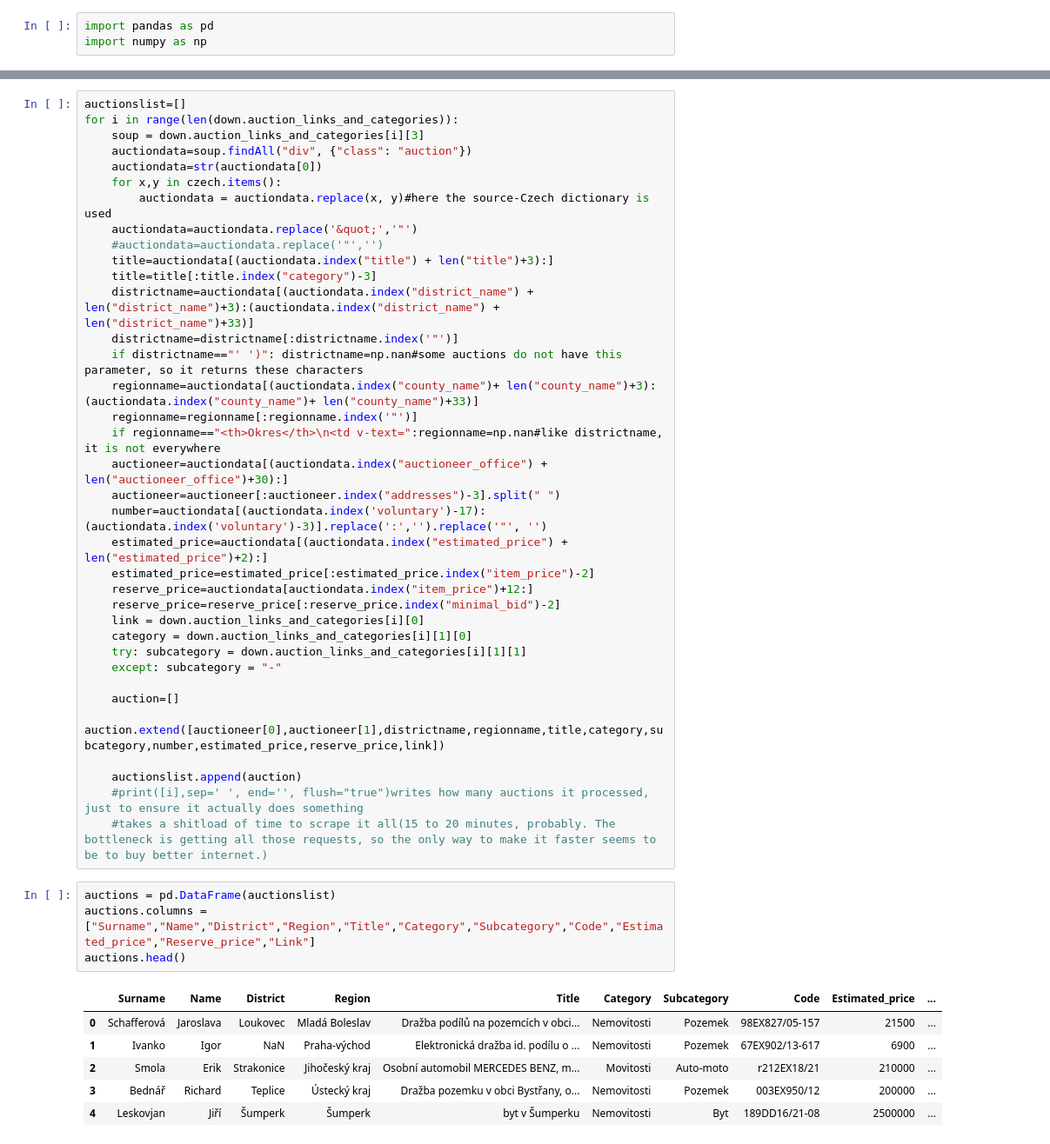
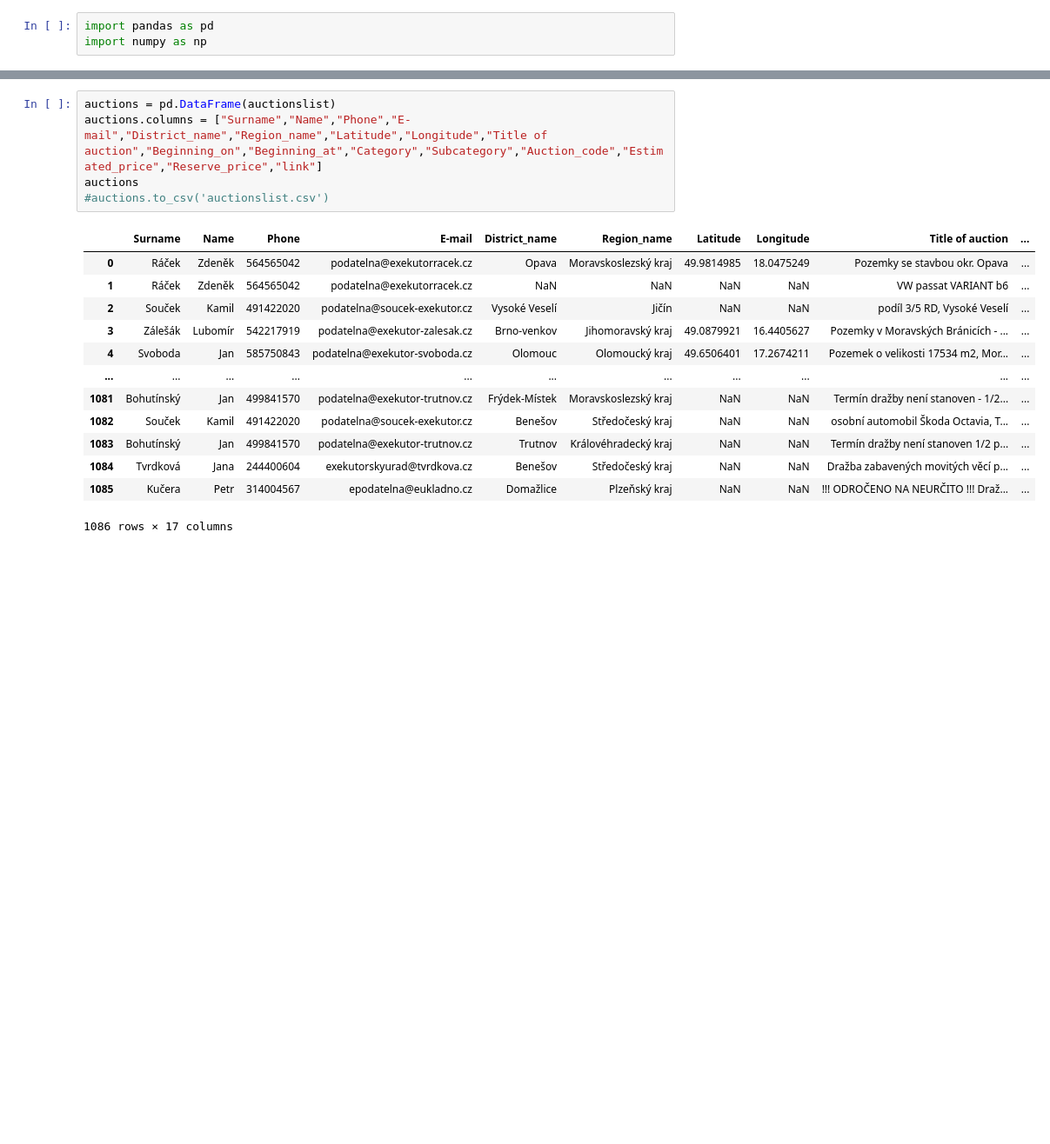
Before and after one commit to kubablack/auctions_project_Galle_Cerny, a Jupyter notebook: auctions.ipynb, the cells around one changed output, grey strips where cells are left out. Shown at 87% size. Cells and saved outputs as stored; diff of their text form; blank space fills up the shorter version.

Commit message:
Newest version of auctions
přidány souřadnice (tak třetina dražeb je neuvádí), čas, mail a telefon dražebníka.

```diff
--- a/auctions.ipynb
+++ b/auctions.ipynb
@@ -68,47 +95,19 @@ czech = {'\\u00e1': 'á',"\\u010d":"č","\\u010f":"ď","\\u00e9":"é","\\u011b":
-# %%
-auctionslist=[]
-for i in range(len(down.auction_links_and_categories)):
-    soup = down.auction_links_and_categories[i][3]
-    auctiondata=soup.findAll("div", {"class": "auction"})
-    auctiondata=str(auctiondata[0])
-    for x,y in czech.items():
-        auctiondata = auctiondata.replace(x, y)#here the source-Czech dictionary is used
-    auctiondata=auctiondata.replace('&quot;','"')
-    #auctiondata=auctiondata.replace('"','')
-    title=auctiondata[(auctiondata.index("title") + len("title")+3):]
-    title=title[:title.index("category")-3]
-    districtname=auctiondata[(auctiondata.index("district_name") + len("district_name")+3):(auctiondata.index("district_name") + len("district_name")+33)]
-    districtname=districtname[:districtname.index('"')]
-    if districtname=="' ')": districtname=np.nan#some auctions do not have this parameter, so it returns these characters
-    regionname=auctiondata[(auctiondata.index("county_name")+ len("county_name")+3):(auctiondata.index("county_name")+ len("county_name")+33)]
-    regionname=regionname[:regionname.index('"')]
-    if regionname=="<th>Okres</th>\n<td v-text=":regionname=np.nan#like districtname, it is not everywhere
-    auctioneer=auctiondata[(auctiondata.index("auctioneer_office") + len("auctioneer_office")+30):]
-    auctioneer=auctioneer[:auctioneer.index("addresses")-3].split(" ")
-    number=auctiondata[(auctiondata.index('voluntary')-17):(auctiondata.index('voluntary')-3)].replace(':','').replace('"', '')
-    estimated_price=auctiondata[(auctiondata.index("estimated_price") + len("estimated_price")+2):]
-    estimated_price=estimated_price[:estimated_price.index("item_price")-2]
-    reserve_price=auctiondata[auctiondata.index("item_price")+12:]
-    reserve_price=reserve_price[:reserve_price.index("minimal_bid")-2]
-    link = down.auction_links_and_categories[i][0]
-    category = down.auction_links_and_categories[i][1][0]
-    try: subcategory = down.auction_links_and_categories[i][1][1]
-    except: subcategory = "-"
-
-    auction=[]
-    auction.extend([auctioneer[0],auctioneer[1],districtname,regionname,title,category,subcategory,number,estimated_price,reserve_price,link])
-
-    auctionslist.append(auction)
-    #print([i],sep=' ', end='', flush="true")writes how many auctions it processed, just to ensure it actually does something
-    #takes a shitload of time to scrape it all(15 to 20 minutes, probably. The bottleneck is getting all those requests, so the only way to make it faster seems to be to buy better internet.)
 # %%
 auctions = pd.DataFrame(auctionslist)
-auctions.columns = ["Surname","Name","District","Region","Title","Category","Subcategory","Code","Estimated_price","Reserve_price","Link"]
-auctions.head()
+auctions.columns = ["Surname","Name","Phone","E-mail","District_name","Region_name","Latitude","Longitude","Title of auction","Beginning_on","Beginning_at","Category","Subcategory","Auction_code","Estimated_price","Reserve_price","link"]
+auctions
+#auctions.to_csv('auctionslist.csv')
 # %% [output]
-|  | Surname | Name | District | Region | Title | Category | Subcategory | Code | Estimated_price | ... |
-| 0 | Schafferová | Jaroslava | Loukovec | Mladá Boleslav | Dražba podílů na pozemcích v obci... | Nemovitosti | Pozemek | 98EX827/05-157 | 21500 | ... |
-| 1 | Ivanko | Igor | NaN | Praha-východ | Elektronická dražba id. podílu o ... | Nemovitosti | Pozemek | 67EX902/13-617 | 6900 | ... |
-| 2 | Smola | Erik | Strakonice | Jihočeský kraj | Osobní automobil MERCEDES BENZ, m... | Movitosti | Auto-moto | r212EX18/21 | 210000 | ... |
-| 3 | Bednář | Richard | Teplice | Ústecký kraj | Dražba pozemku v obci Bystřany, o... | Nemovitosti | Pozemek | 003EX950/12 | 200000 | ... |
-| 4 | Leskovjan | Jiří | Šumperk | Šumperk | byt v Šumperku | Nemovitosti | Byt | 189DD16/21-08 | 2500000 | ... |
+|  | Surname | Name | Phone | E-mail | District_name | Region_name | Latitude | Longitude | Title of auction | ... |
+| 0 | Ráček | Zdeněk | 564565042 | podatelna@exekutorracek.cz | Opava | Moravskoslezský kraj | 49.9814985 | 18.0475249 | Pozemky se stavbou okr. Opava | ... |
+| 1 | Ráček | Zdeněk | 564565042 | podatelna@exekutorracek.cz | NaN | NaN | NaN | NaN | VW passat VARIANT b6 | ... |
+| 2 | Souček | Kamil | 491422020 | podatelna@soucek-exekutor.cz | Vysoké Veselí | Jičín | NaN | NaN | podíl 3/5 RD, Vysoké Veselí | ... |
+| 3 | Zálešák | Lubomír | 542217919 | podatelna@exekutor-zalesak.cz | Brno-venkov | Jihomoravský kraj | 49.0879921 | 16.4405627 | Pozemky v Moravských Bránicích - ... | ... |
+| 4 | Svoboda | Jan | 585750843 | podatelna@exekutor-svoboda.cz | Olomouc | Olomoucký kraj | 49.6506401 | 17.2674211 | Pozemek o velikosti 17534 m2, Mor... | ... |
+| ... | ... | ... | ... | ... | ... | ... | ... | ... | ... | ... |
+| 1081 | Bohutínský | Jan | 499841570 | podatelna@exekutor-trutnov.cz | Frýdek-Místek | Moravskoslezský kraj | NaN | NaN | Termín dražby není stanoven - 1/2... | ... |
+| 1082 | Souček | Kamil | 491422020 | podatelna@soucek-exekutor.cz | Benešov | Středočeský kraj | NaN | NaN | osobní automobil Škoda Octavia, T... | ... |
+| 1083 | Bohutínský | Jan | 499841570 | podatelna@exekutor-trutnov.cz | Trutnov | Královéhradecký kraj | NaN | NaN | Termín dražby není stanoven 1/2 p... | ... |
+| 1084 | Tvrdková | Jana | 244400604 | exekutorskyurad@tvrdkova.cz | Benešov | Středočeský kraj | NaN | NaN | Dražba zabavených movitých věcí p... | ... |
+| 1085 | Kučera | Petr | 314004567 | epodatelna@eukladno.cz | Domažlice | Plzeňský kraj | NaN | NaN | !!! ODROČENO NA NEURČITO !!! Draž... | ... |
+1086 rows × 17 columns
```
Also changed, not shown: parts of 19 cells of this notebook.
